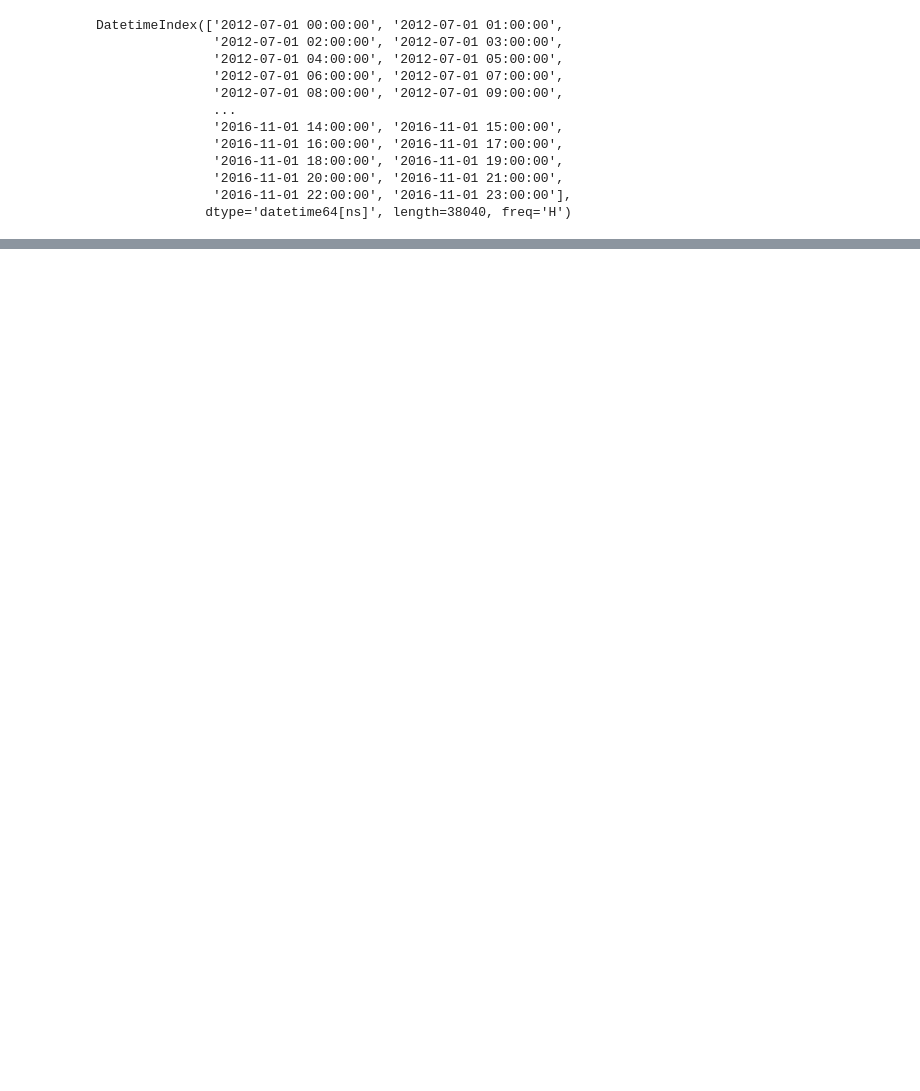
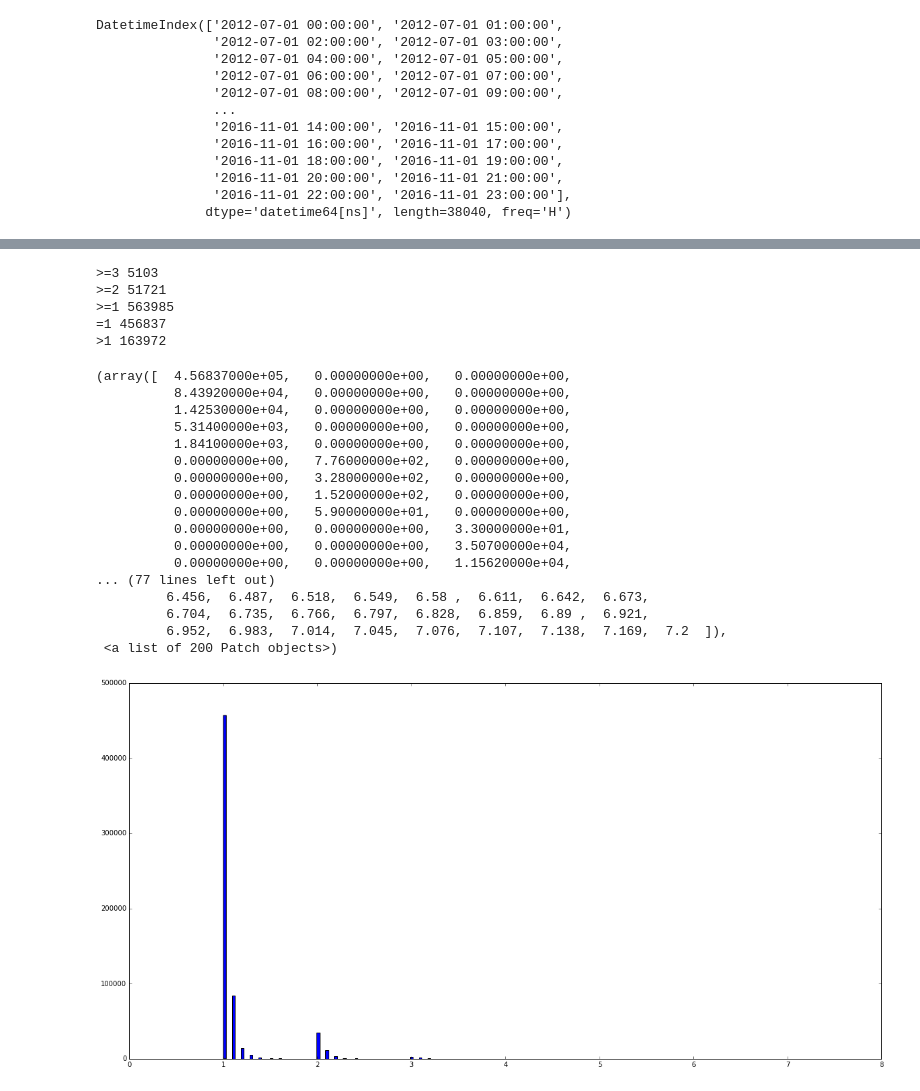
Before and after one commit to wooginawunan/NYCCollisions, a Jupyter notebook: term_project_1001/NYPD Motor Vehicle Collisions-Final Project The perfect 1001 group .ipynb, the cells around one changed output, grey strips where cells are left out. Cells and saved outputs as stored; diff of their text form; code cells hidden in the pictures; blank space fills up the shorter version.

```diff
--- a/term_project_1001/NYPD Motor Vehicle Collisions-Final Project The perfect 1001 group .ipynb
+++ b/term_project_1001/NYPD Motor Vehicle Collisions-Final Project The perfect 1001 group .ipynb
@@ -171,0 +194,44 @@ data[1:100]
+# %%
+Grouped = collisions.groupby(['ZIPCode',pd.TimeGrouper(freq='H')])
+Grouped_collision = Grouped[['NUMBER OF PERSONS INJURED','NUMBER OF PERSONS KILLED']].sum()
+Grouped_collision['Count']= Grouped[['NUMBER OF PERSONS INJURED']].count()
+# %%
+weight=[0.1,0.3,1]
+Weighted_severity = weight[0]*Grouped_collision['NUMBER OF PERSONS INJURED']+weight[1]*Grouped_collision['NUMBER OF PERSONS KILLED']+Grouped_collision['Count']
+Grouped_collision['severity'] = Weighted_severity
+Weighted_severity.describe()
+print('>=3',sum(Weighted_severity>=3))
+print('>=2',sum((Weighted_severity>=2) & (Weighted_severity<3)))
+print('>=1',sum((Weighted_severity>=1) & (Weighted_severity<2)))
+print('=1',sum(Weighted_severity==1))
+print('>1',sum(Weighted_severity>1))
+#Weighted_severity>=1
+#Weighted_severity<2
+# %% [output]
+>=3 5103
+>=2 51721
+>=1 563985
+=1 456837
+>1 163972
+# %%
+fig = plt.figure(figsize = (20, 10))
+plt.hist(Weighted_severity,bins=200)
+# %% [output]
+(array([  4.56837000e+05,   0.00000000e+00,   0.00000000e+00,
+          8.43920000e+04,   0.00000000e+00,   0.00000000e+00,
+          1.42530000e+04,   0.00000000e+00,   0.00000000e+00,
+          5.31400000e+03,   0.00000000e+00,   0.00000000e+00,
+          1.84100000e+03,   0.00000000e+00,   0.00000000e+00,
+          0.00000000e+00,   7.76000000e+02,   0.00000000e+00,
+          0.00000000e+00,   3.28000000e+02,   0.00000000e+00,
+          0.00000000e+00,   1.52000000e+02,   0.00000000e+00,
+          0.00000000e+00,   5.90000000e+01,   0.00000000e+00,
+          0.00000000e+00,   0.00000000e+00,   3.30000000e+01,
+          0.00000000e+00,   0.00000000e+00,   3.50700000e+04,
+          0.00000000e+00,   0.00000000e+00,   1.15620000e+04,
+... (77 lines left out)
+         6.456,  6.487,  6.518,  6.549,  6.58 ,  6.611,  6.642,  6.673,
+         6.704,  6.735,  6.766,  6.797,  6.828,  6.859,  6.89 ,  6.921,
+         6.952,  6.983,  7.014,  7.045,  7.076,  7.107,  7.138,  7.169,  7.2  ]),
+ <a list of 200 Patch objects>)
+[figure, added]
```
Also changed, not shown: parts of 22 cells of this notebook.
